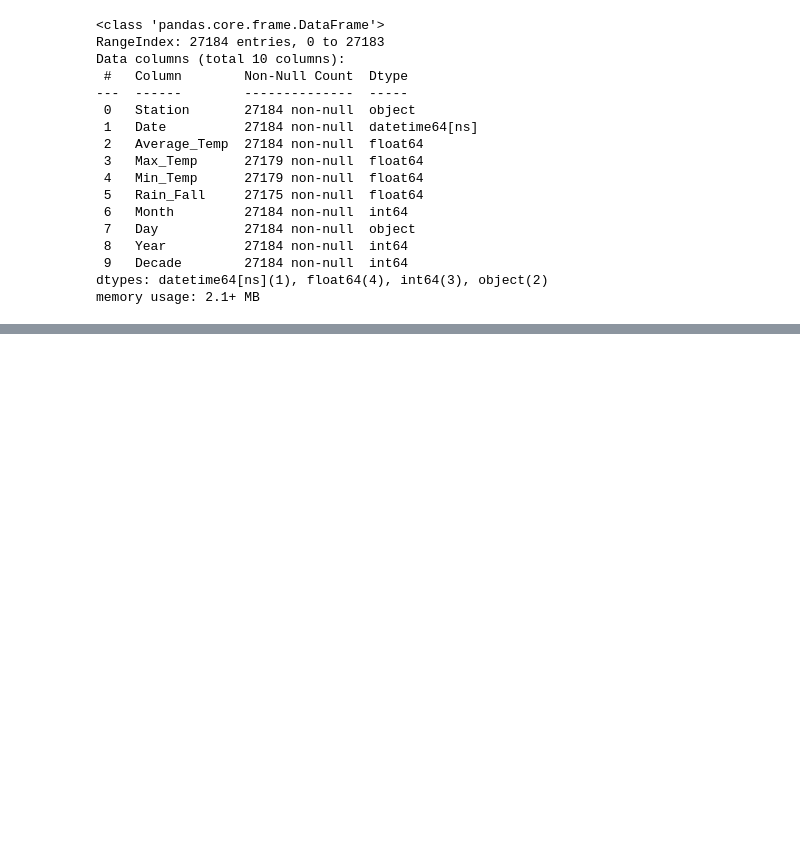
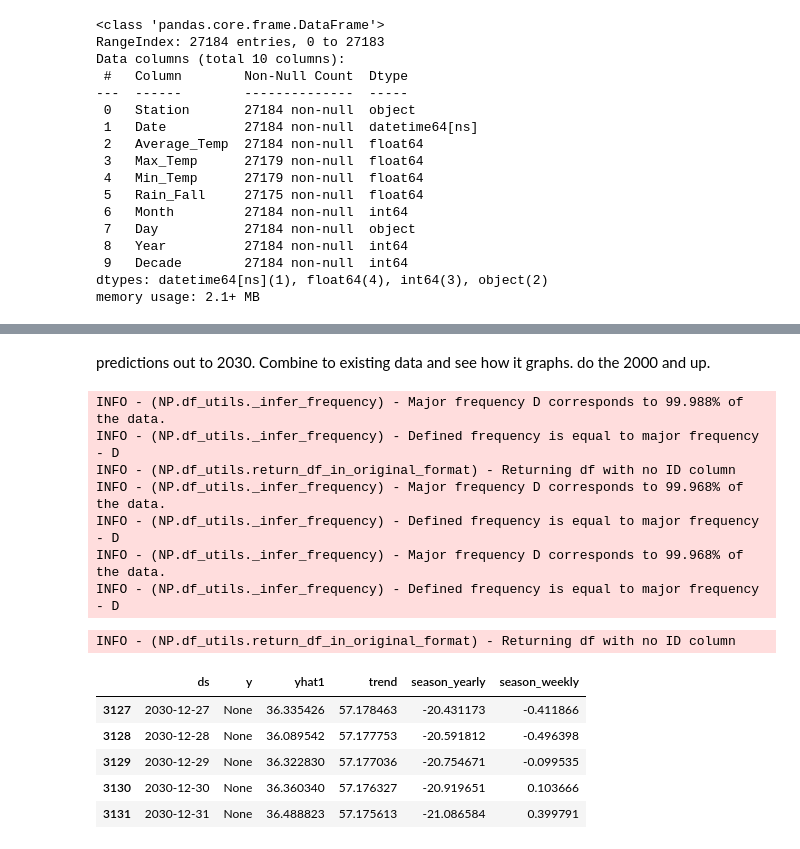
Before and after one commit to dmorton714/weather, a Jupyter notebook: redo.ipynb, the cells around one changed output, grey strips where cells are left out. Drawn from its saved outputs; the diff is of its cells as text; code cells hidden in the pictures; blank space fills up the shorter version.

```diff
--- a/redo.ipynb
+++ b/redo.ipynb
@@ -166,0 +205,21 @@ memory usage: 2.1+ MB
+# %% [markdown]
+predictions out to 2030. Combine to existing data and see how it graphs. do the 2000 and up.
+# %%
+future = n.make_future_dataframe(new_column, periods=3132)
+forecast = n.predict(future)
+forecast.tail()
+# %% [output]
+INFO - (NP.df_utils._infer_frequency) - Major frequency D corresponds to 99.988% of the data.
+INFO - (NP.df_utils._infer_frequency) - Defined frequency is equal to major frequency - D
+INFO - (NP.df_utils.return_df_in_original_format) - Returning df with no ID column
+INFO - (NP.df_utils._infer_frequency) - Major frequency D corresponds to 99.968% of the data.
+INFO - (NP.df_utils._infer_frequency) - Defined frequency is equal to major frequency - D
+INFO - (NP.df_utils._infer_frequency) - Major frequency D corresponds to 99.968% of the data.
+INFO - (NP.df_utils._infer_frequency) - Defined frequency is equal to major frequency - D
+INFO - (NP.df_utils.return_df_in_original_format) - Returning df with no ID column
+|  | ds | y | yhat1 | trend | season_yearly | season_weekly |
+| 3127 | 2030-12-27 | None | 36.335426 | 57.178463 | -20.431173 | -0.411866 |
+| 3128 | 2030-12-28 | None | 36.089542 | 57.177753 | -20.591812 | -0.496398 |
+| 3129 | 2030-12-29 | None | 36.322830 | 57.177036 | -20.754671 | -0.099535 |
+| 3130 | 2030-12-30 | None | 36.360340 | 57.176327 | -20.919651 | 0.103666 |
+| 3131 | 2030-12-31 | None | 36.488823 | 57.175613 | -21.086584 | 0.399791 |
```
Also changed, not shown: parts of 10 cells of this notebook, 25 other files.
